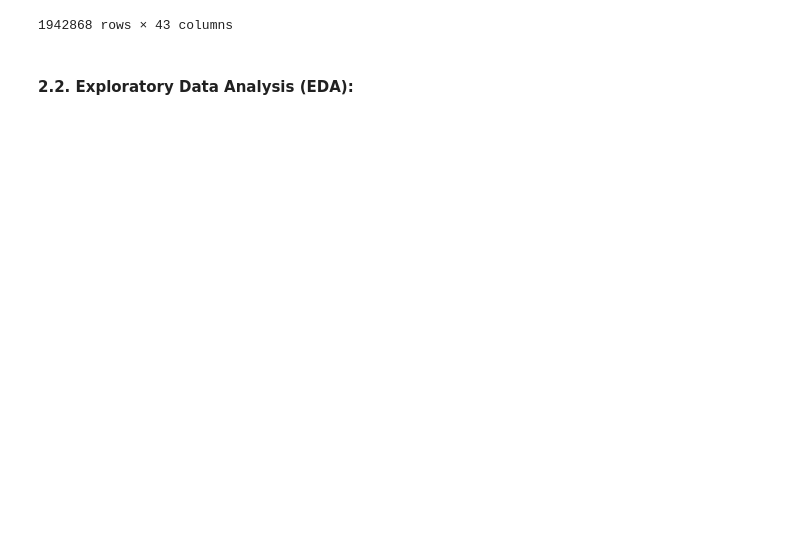
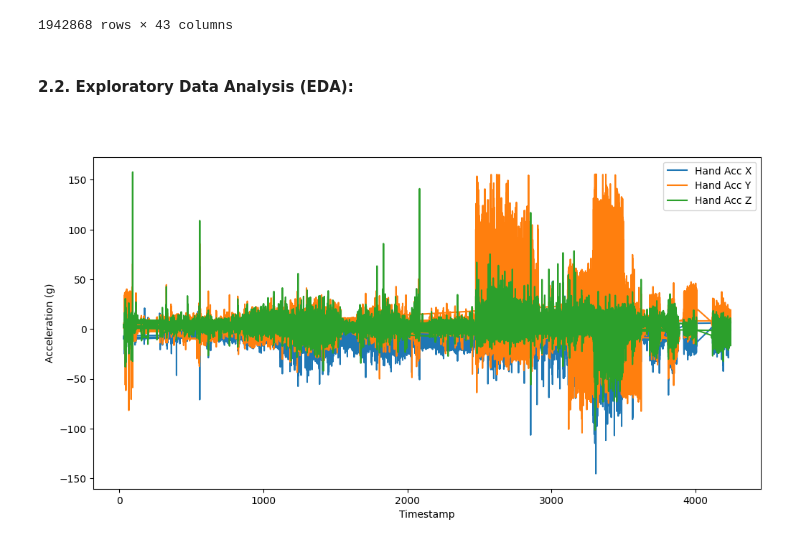
Before and after one commit to shamima1407/HAR-prediction-using-PAMAP2-dataset, a Jupyter notebook: v2.ipynb, the cells around one changed output. Saved outputs shown, nothing was run; the diff lists cells and outputs as text; code cells hidden in the pictures; blank space fills up the shorter version.

```diff
--- a/v2.ipynb
+++ b/v2.ipynb
@@ -231,3 +231,23 @@ df
 # %% [markdown]
 #### **2.2. Exploratory Data Analysis (EDA):**
 <br>
+# %%
+# Visualize the sensor data: Plot the raw sensor data from the accelerometer, gyroscope, and magnetometer to get a sense of how the data looks.
+# An example to create time-series plots to visualize how the sensor data changes over time.
+import matplotlib.pyplot as plt
+import pandas as pd
+
+# Create a new DataFrame for the hand accelerometer data
+hand_acc = df[["handAcc16_1", "handAcc16_2", "handAcc16_3", "timestamp"]]
+
+# Plot the hand accelerometer data
+plt.figure(figsize=(12, 6))
+plt.plot(hand_acc["timestamp"], hand_acc["handAcc16_1"], label="Hand Acc X")
+plt.plot(hand_acc["timestamp"], hand_acc["handAcc16_2"], label="Hand Acc Y")
+plt.plot(hand_acc["timestamp"], hand_acc["handAcc16_3"], label="Hand Acc Z")
+plt.xlabel("Timestamp")
+plt.ylabel("Acceleration (g)")
+plt.legend()
+plt.show()
+# %% [output]
+[figure, added]
```
Also changed, not shown: parts of 6 cells of this notebook.
